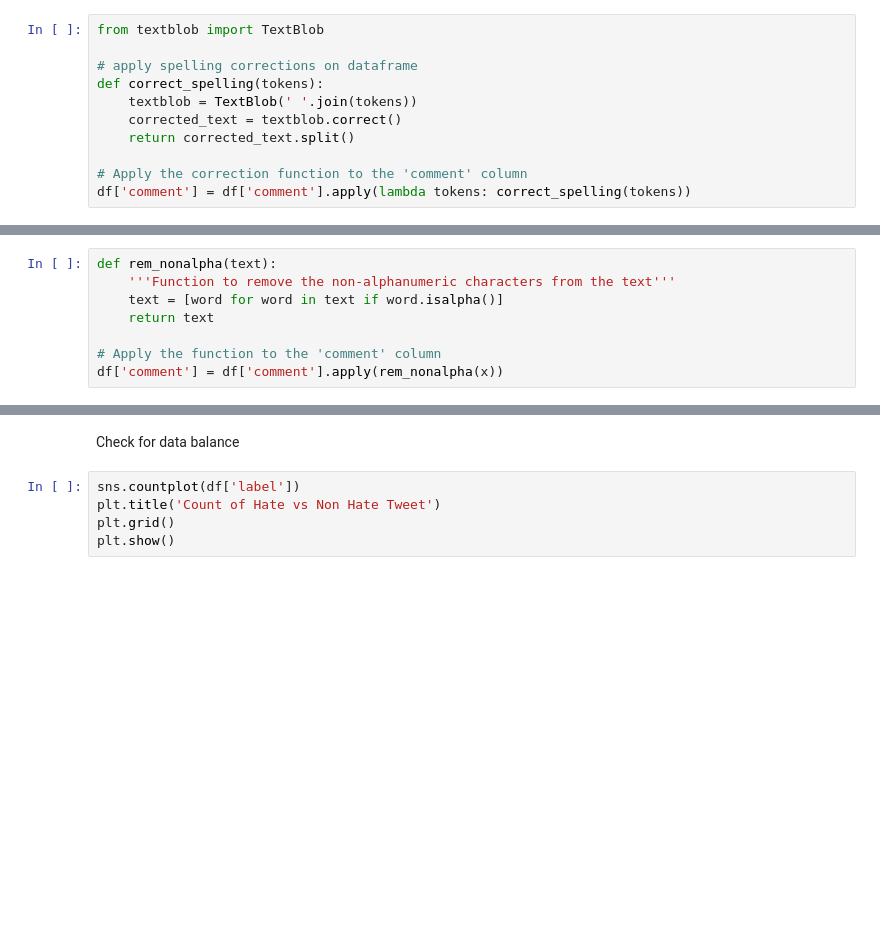
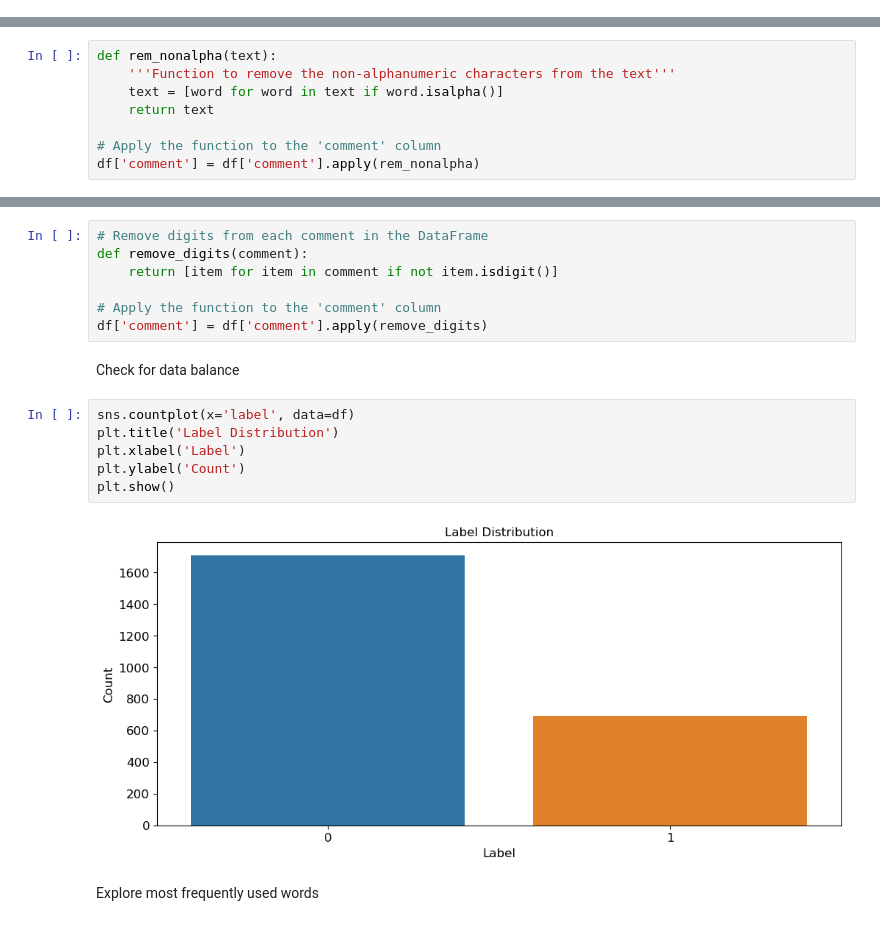
Before and after one commit to prizyou/NLP4B_Football, a Jupyter notebook: Own_model/own_model.ipynb, the cells around one changed output, grey strips where cells are left out. Cells and saved outputs as stored; diff of their text form; blank space fills up the shorter version.

```diff
--- a/Own_model/own_model.ipynb
+++ b/Own_model/own_model.ipynb
@@ -168,11 +164,0 @@ Spelling Corrections
-# %%
-from textblob import TextBlob
-
-# apply spelling corrections on dataframe
-def correct_spelling(tokens):
-    textblob = TextBlob(' '.join(tokens))
-    corrected_text = textblob.correct()
-    return corrected_text.split()
-
-# Apply the correction function to the 'comment' column
-df['comment'] = df['comment'].apply(lambda tokens: correct_spelling(tokens))
@@ -187,4 +171,4 @@ def rem_nonalpha(text):
     return text
 
 # Apply the function to the 'comment' column
-df['comment'] = df['comment'].apply(rem_nonalpha(x))
+df['comment'] = df['comment'].apply(rem_nonalpha)
@@ -191,7 +177,19 @@ df['comment'] = df['comment'].apply(rem_nonalpha(x))
+# %%
+# Remove digits from each comment in the DataFrame
+def remove_digits(comment):
+    return [item for item in comment if not item.isdigit()]
+
+# Apply the function to the 'comment' column
+df['comment'] = df['comment'].apply(remove_digits)
 # %% [markdown]
 Check for data balance
 # %%
-sns.countplot(df['label'])
-plt.title('Count of Hate vs Non Hate Tweet')
-plt.grid()
+sns.countplot(x='label', data=df)
+plt.title('Label Distribution')
+plt.xlabel('Label')
+plt.ylabel('Count')
 plt.show()
+# %% [output]
+[figure, added]
+# %% [markdown]
+Explore most frequently used words
```
Also changed, not shown: parts of 30 cells of this notebook, 1 other file.
